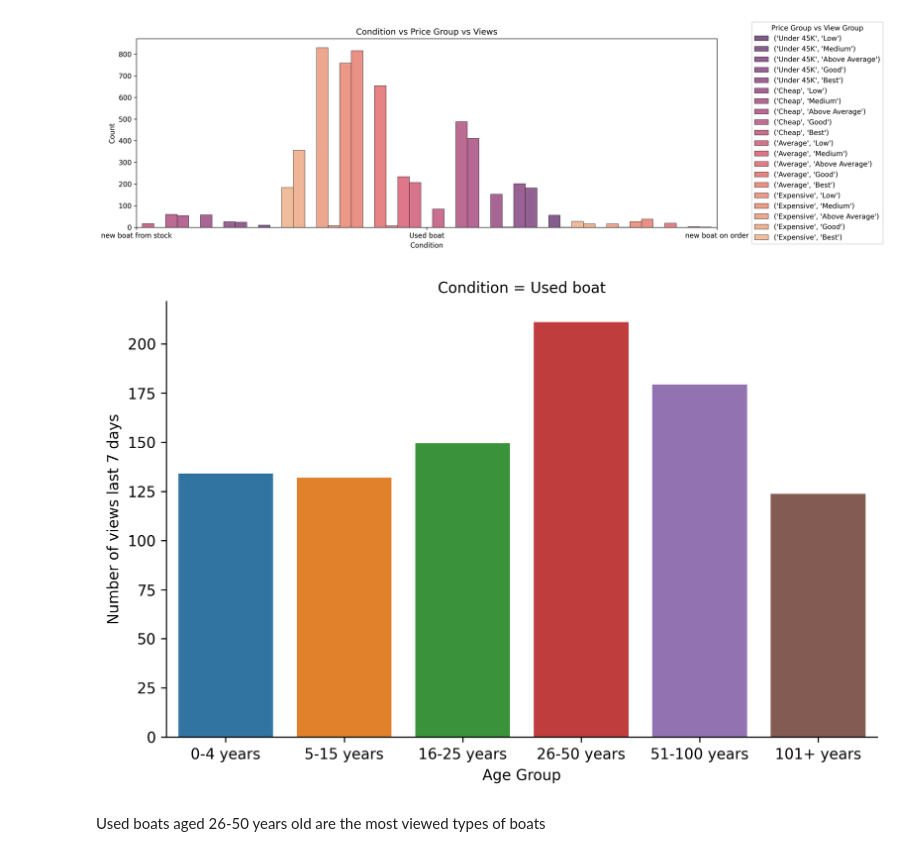
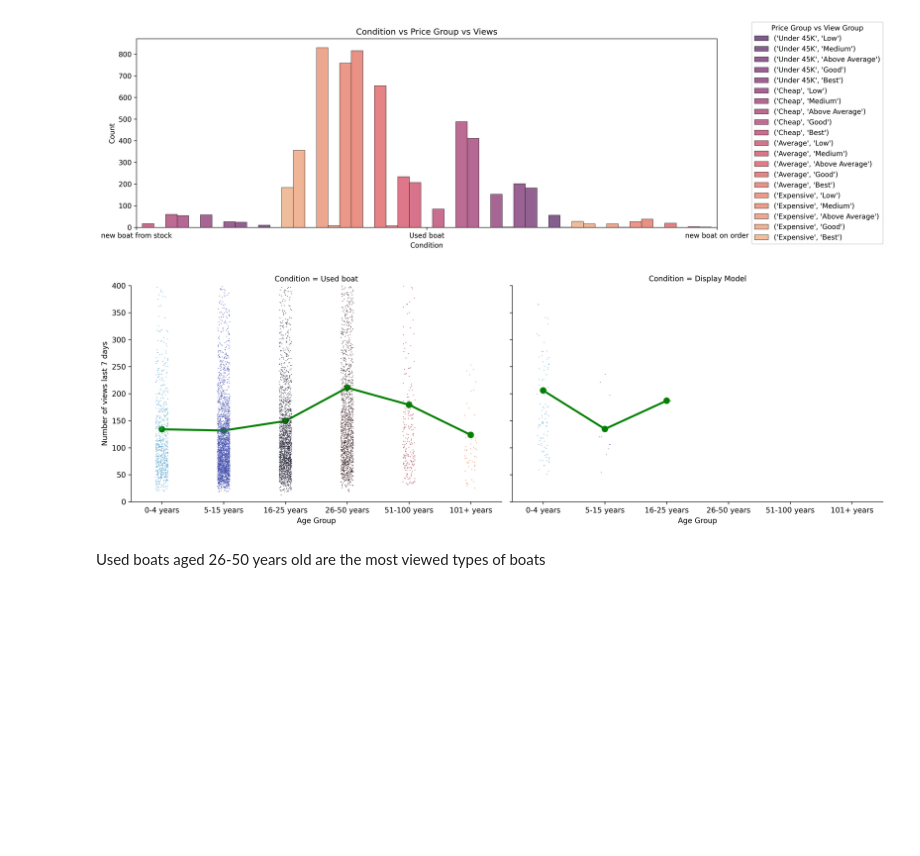
Before and after one commit to Estorko/Data-Analysis-Certification-Case-study-, a Jupyter notebook: DataCampCerf/DataCampCertf.ipynb, the cells around one changed output. Saved outputs shown, nothing was run; the diff lists cells and outputs as text; code cells hidden in the pictures; blank space fills up the shorter version.

```diff
--- a/DataCampCerf/DataCampCertf.ipynb
+++ b/DataCampCerf/DataCampCertf.ipynb
@@ -263,12 +263,16 @@ plt.rcParams['savefig.dpi'] = 300
 # %%
 # Fig 10
 # 10.) Age vs Condition vs Views
-fig=sns.catplot(x='Age Group',y='Number of views last 7 days',col='Condition',ci=None,data=df,kind='bar',col_order=
-['Used boat'],height=5,aspect=1.5)
+# fig=sns.catplot(x='Age Group',y='Number of views last 7 days',col='Condition',ci=False,data=df,kind='point',
+# col_order=['Used boat','Display Model'],height=5,aspect=1.5,margin_titles=False)
+g = sns.FacetGrid(df, col="Condition",col_order=['Used boat','Display Model'],height=5,aspect=1.5,ylim=(0,400))
+g.map_dataframe(sns.stripplot, x="Age Group", y="Number of views last 7 days", palette="icefire",size=1)
+g.map_dataframe(sns.pointplot, x="Age Group", y="Number of views last 7 days",color="green",ci=False,scale=1)
+
 plt.rcParams['figure.dpi'] = 300
 plt.rcParams['savefig.dpi'] = 300
 # %% [output]
-[figure, old version]
+[figure, new version]
 # %% [markdown]
 Used boats aged 26-50 years old are the most viewed types of boats
 # %% [markdown]
```
